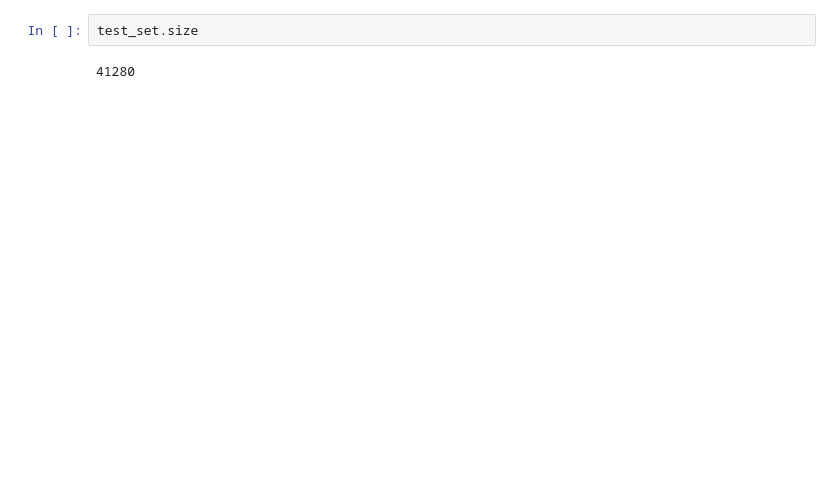
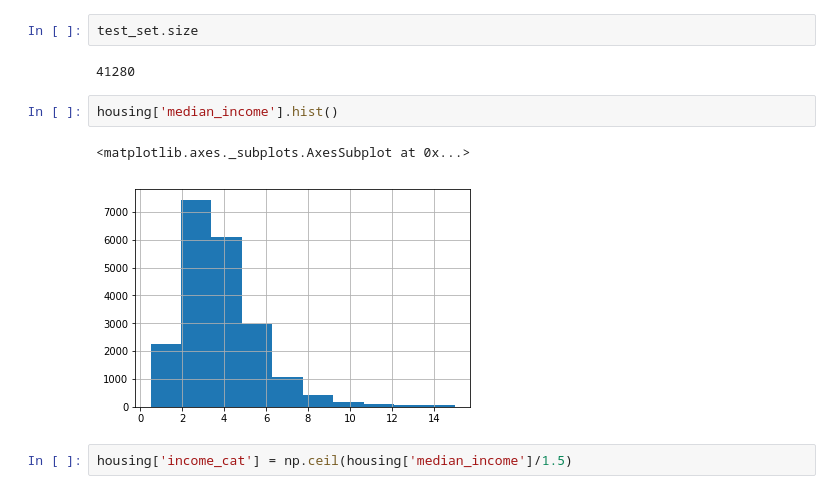
Before and after one commit to silentvoice/ml-with-scikit, a Jupyter notebook: Basics.ipynb, the cells around one changed output. Saved outputs shown, nothing was run; the diff lists cells and outputs as text; blank space fills up the shorter version.

```diff
--- a/Basics.ipynb
+++ b/Basics.ipynb
@@ -117,3 +117,10 @@ test_set.head()
 test_set.size
 # %% [output]
 41280
+# %%
+housing['median_income'].hist()
+# %% [output]
+<matplotlib.axes._subplots.AxesSubplot at 0x...>
+[figure, added]
+# %%
+housing['income_cat'] = np.ceil(housing['median_income']/1.5)
```
Also changed, not shown: parts of 45 cells of this notebook.
